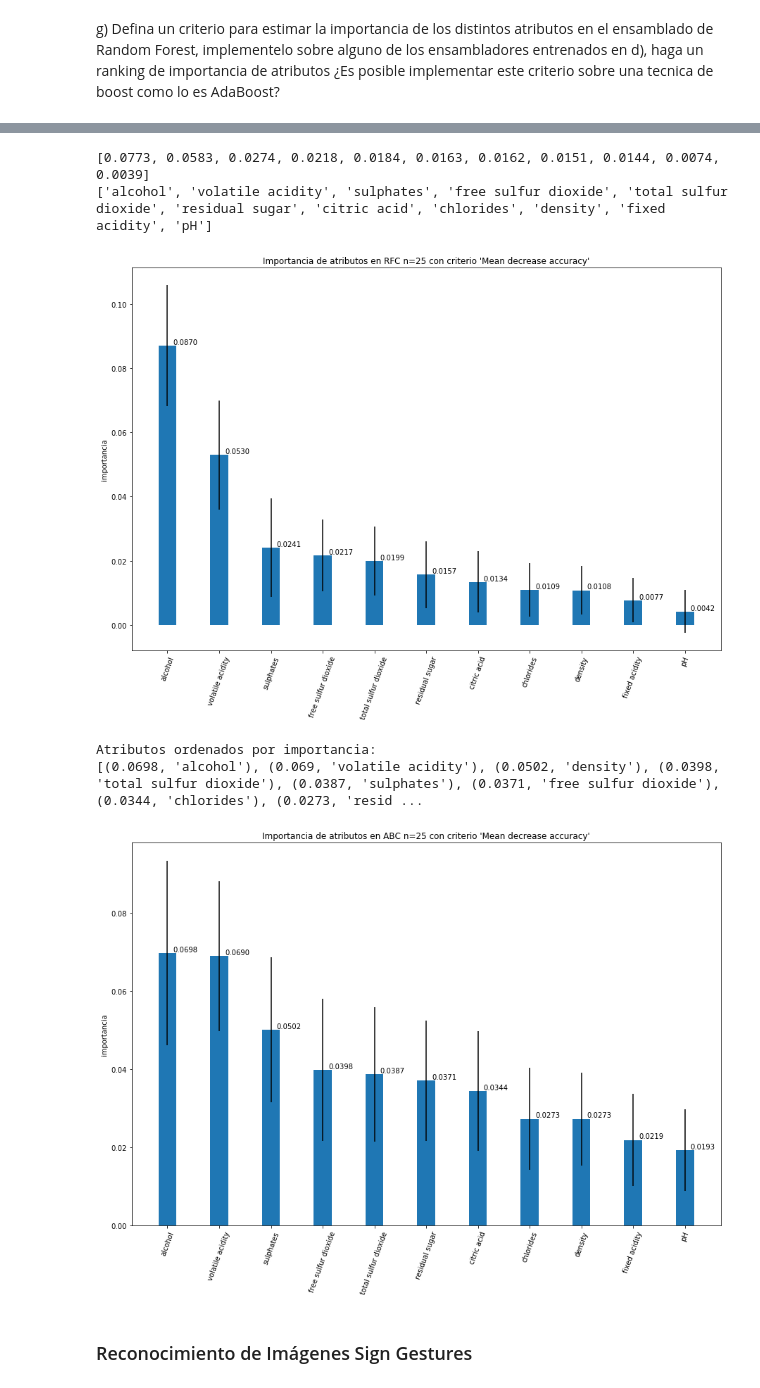
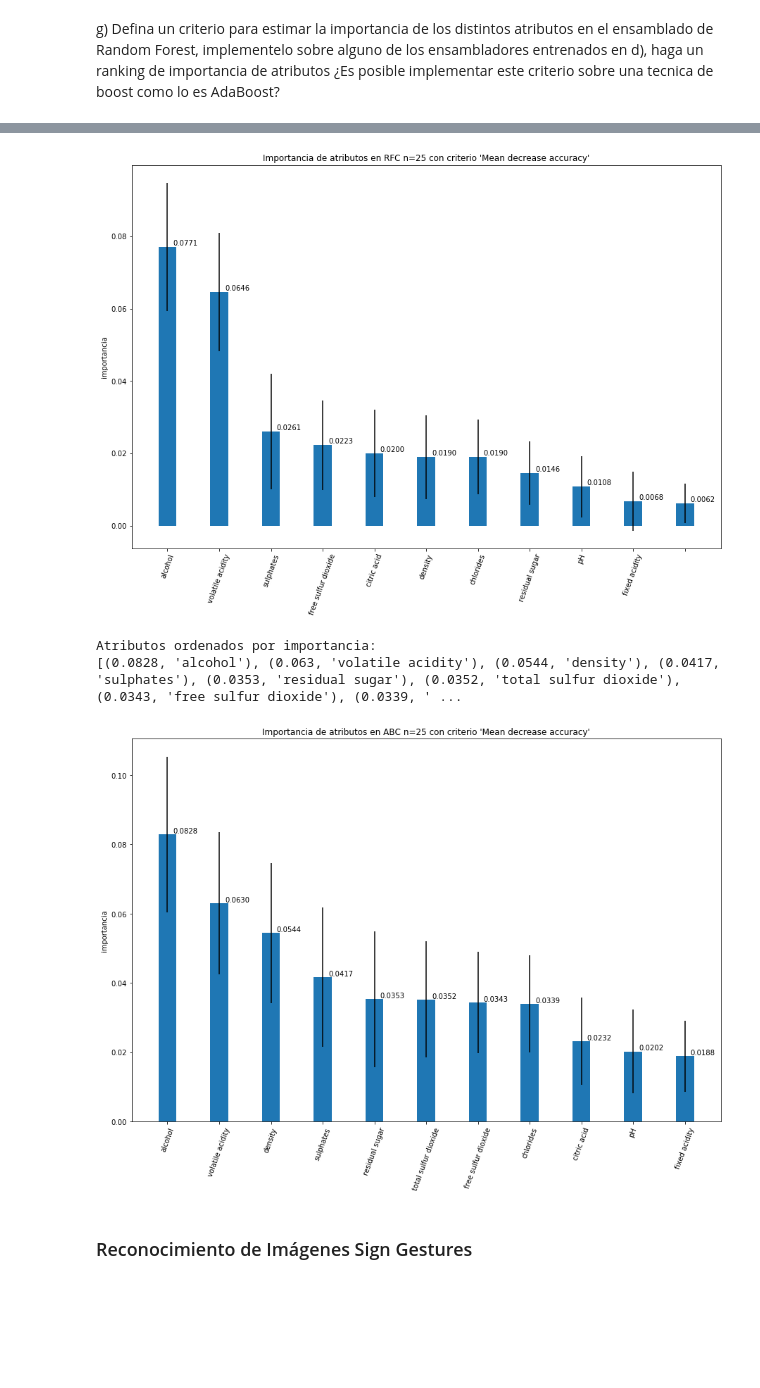
Before and after one commit to sebastian-aranda/machine_learning_utfsm, a Jupyter notebook: tarea3/Tarea3.3-4.ipynb, the cells around one changed output, grey strips where cells are left out. Drawn from its saved outputs; the diff is of its cells as text; code cells hidden in the pictures; blank space fills up the shorter version.

```diff
--- a/tarea3/Tarea3.3-4.ipynb
+++ b/tarea3/Tarea3.3-4.ipynb
@@ -380,10 +380,9 @@ import collections
 
 predictors = [x for x in df.columns if x not in ['good_quality', 'quality', 'tipo']]
 
-kf = KFold(n_splits=10)
-scores = defaultdict(list)
-
 def importancia(model):
+    kf = KFold(n_splits=10)
+    scores = defaultdict(list)
     for train, val in kf.split(X_train):
         r = model.fit(X_train.iloc[train], y_train.iloc[train])
         predicted = model.predict(X_train.iloc[val])
@@ -404,11 +403,12 @@ def importancia(model):
     score_names = []
     for i in sorted_score.values():
         score_names.append(i)
+    return scores, score_names, scores_mean, scores_std
 # %%
 # Clasificador
 rfc = RandomForestClassifier(n_estimators=25, n_jobs=4, random_state = 50)
-importancia(rfc)
+rfc_scores, rfc_names, rfc_mean, rfc_std = importancia(rfc)
 print "Atributos ordenados por importancia:"
-print sorted([(round(np.mean(score), 4), feat) for feat, score in scores.items()], reverse=True)
+print sorted([(round(np.mean(score), 4), feat) for feat, score in rfc_scores.items()], reverse=True)
 # %% [output]
 Atributos ordenados por importancia:
@@ -416,38 +416,14 @@ Atributos ordenados por importancia:
-# %%
-####BORRAR
-
-import matplotlib.pyplot as plt
-import collections
-sorted_score = sorted([(round(np.mean(score), 4), feat) for feat, score in scores.items()], reverse=True)
-sorted_score = collections.OrderedDict(sorted(sorted_score, reverse=True))
-
-scores_mean = sorted([(round(np.mean(score), 4)) for feat, score in scores.items()], reverse=True)
-scores_std = sorted([(round(np.std(score), 4)) for feat, score in scores.items()], reverse=True)
-score_names = []
-for i in sorted_score.values():
-    score_names.append(i)
-print scores_mean
-print score_names
-# %% [output]
-[0.0773, 0.0583, 0.0274, 0.0218, 0.0184, 0.0163, 0.0162, 0.0151, 0.0144, 0.0074, 0.0039]
-['alcohol', 'volatile acidity', 'sulphates', 'free sulfur dioxide', 'total sulfur dioxide', 'residual sugar', 'citric acid', 'chlorides', 'density', 'fixed acidity', 'pH']
 # %%
 import matplotlib.pyplot as plt
-
-scores_mean = sorted([(round(np.mean(score), 4)) for feat, score in scores.items()], reverse=True)
-scores_std = sorted([(round(np.std(score), 4)) for feat, score in scores.items()], reverse=True)
-
 # Grafico de importancia
 ind = np.arange(11)
 width = 0.35
-
 fig, ax = plt.subplots(figsize=(15,10))
-rects1 = ax.bar(ind, scores_mean, width=width, color='C0', yerr=scores_std)
-
+rects1 = ax.bar(ind, rfc_mean, width=width, color='C0', yerr=rfc_std)
 ax.set_ylabel('importancia')
 ax.set_title("Importancia de atributos en RFC n=25 con criterio 'Mean decrease accuracy'")
 ax.set_xticks(ind)
-ax.set_xticklabels(score_names, rotation=70)
+ax.set_xticklabels(rfc_names, rotation=70)
 
 def autolabel(rects):
     """
@@ -462,49 +438,44 @@ autolabel(rects1)
 
 plt.show()
 # %% [output]
-[figure, old version]
+[figure, new version]
 # %%
 # Clasificador
 from sklearn.ensemble import AdaBoostClassifier
 abc = AdaBoostClassifier(base_estimator=clf_tree,n_estimators=25,random_state = 50)
-importancia(abc)
+abc_scores, abc_names, abc_mean, abc_std = importancia(abc)
 print "Atributos ordenados por importancia:"
-print sorted([(round(np.mean(score), 4), feat) for feat, score in scores.items()], reverse=True)
+print sorted([(round(np.mean(score), 4), feat) for feat, score in abc_scores.items()], reverse=True)
 # %% [output]
 Atributos ordenados por importancia:
-[(0.0698, 'alcohol'), (0.069, 'volatile acidity'), (0.0502, 'density'), (0.0398, 'total sulfur dioxide'), (0.0387, 'sulphates'), (0.0371, 'free sulfur dioxide'), (0.0344, 'chlorides'), (0.0273, 'resid ...
+[(0.0828, 'alcohol'), (0.063, 'volatile acidity'), (0.0544, 'density'), (0.0417, 'sulphates'), (0.0353, 'residual sugar'), (0.0352, 'total sulfur dioxide'), (0.0343, 'free sulfur dioxide'), (0.0339, ' ...
 # %%
 import matplotlib.pyplot as plt
-
-scores_mean = sorted([(round(np.mean(score), 4)) for feat, score in scores.items()], reverse=True)
-scores_std = sorted([(round(np.std(score), 4)) for feat, score in scores.items()], reverse=True)
 
 # Grafico de importancia
 ind = np.arange(11)
 width = 0.35
-
 fig, ax = plt.subplots(figsize=(15,10))
-rects1 = ax.bar(ind, scores_mean, width=width, color='C0', yerr=scores_std)
-
+rects1 = ax.bar(ind, abc_mean, width=width, color='C0', yerr=abc_std)
 ax.set_ylabel('importancia')
 ax.set_title("Importancia de atributos en ABC n=25 con criterio 'Mean decrease accuracy'")
 ax.set_xticks(ind)
-ax.set_xticklabels(score_names, rotation=70)
+ax.set_xticklabels(abc_names, rotation=70)
 
 def autolabel(rects):
     """
     Attach a text label above each bar displaying its height
     """
     for rect in rects:
         height = rect.get_height()
         ax.text(rect.get_x() + 1.5*rect.get_width(), 1*height,
                 '%.4f' % float(height),
                 ha='center', va='bottom')
 autolabel(rects1)
 
 plt.show()
 # %% [output]
-[figure, old version]
+[figure, new version]
 # %% [markdown]
 <h3>Reconocimiento de Imágenes Sign Gestures</h3>
 # %%
```
Also changed, not shown: parts of 1 cell of this notebook.
